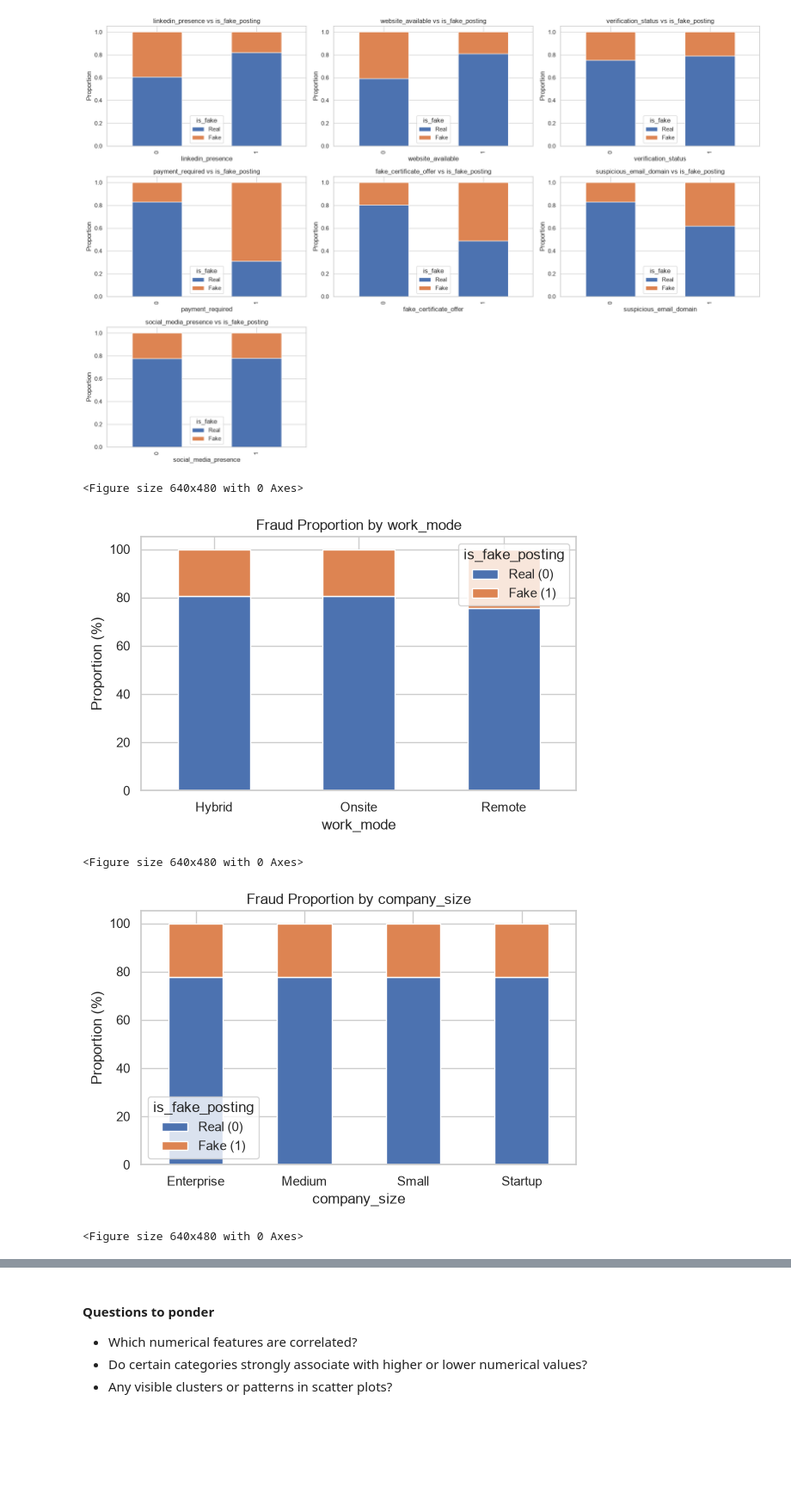
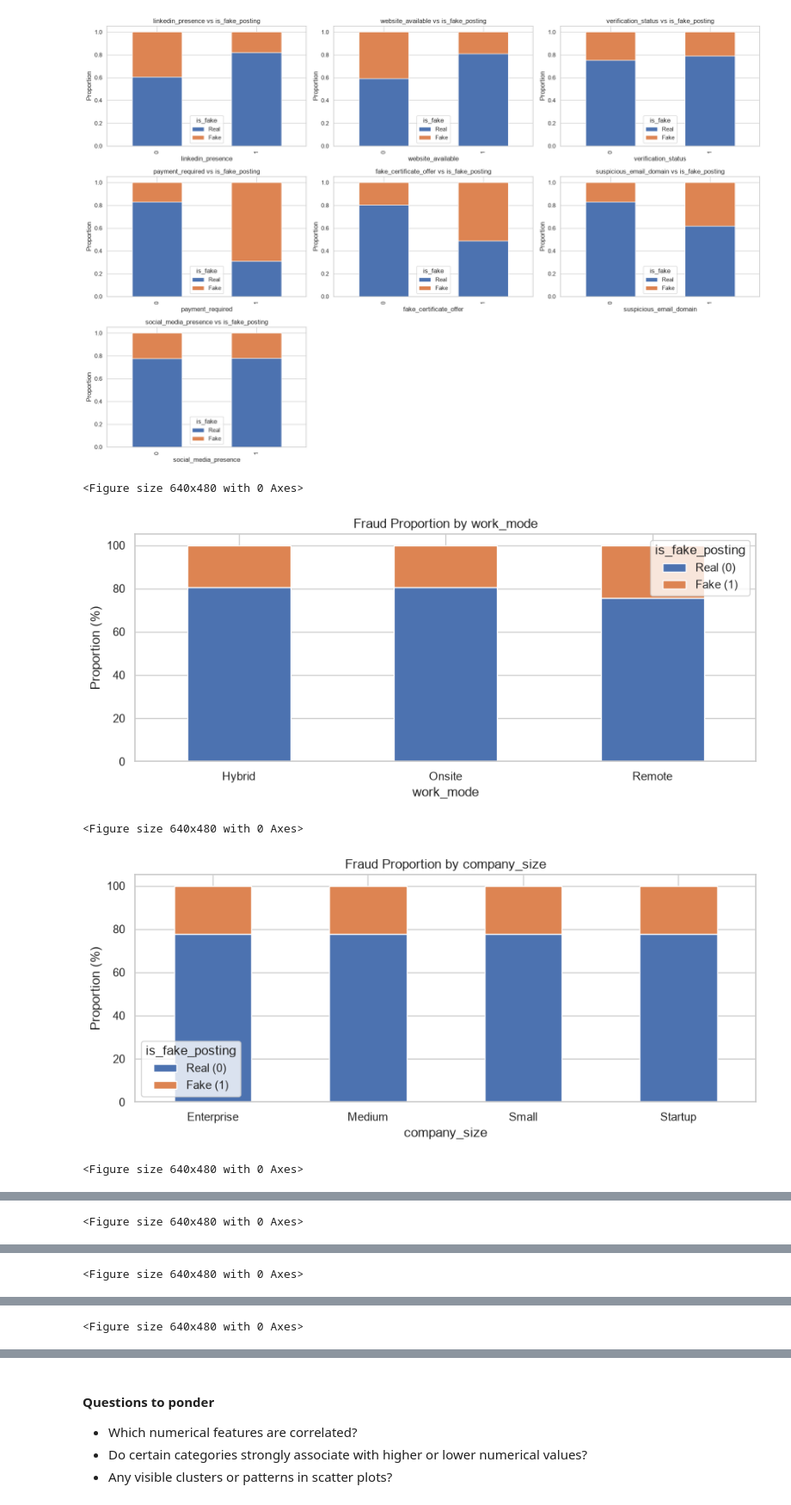
Before and after one commit to lynnthaw/Data_alchemy, a Jupyter notebook: Wk3_ExploratoryDataAnalysis.ipynb, the cells around one changed output, grey strips where cells are left out. Shown at 86% size. Saved outputs shown, nothing was run; the diff lists cells and outputs as text; code cells hidden in the pictures; blank space fills up the shorter version.

```diff
--- a/Wk3_ExploratoryDataAnalysis.ipynb
+++ b/Wk3_ExploratoryDataAnalysis.ipynb
@@ -464,24 +473,24 @@ plt.show()
 [figure]
 # %%
 #stacked bar
-categorical_cols = ['work_mode', 'company_size', 'recruiter_email_type']
+categorical_cols = ['work_mode', 'company_size', 'recruiter_email_type','employment_type', 'industry', 'location']
 target = 'is_fake_posting'
 
 for col in categorical_cols:
     ct = pd.crosstab(df[col], df[target], normalize='index') * 100
 
     plt.figure()  # <- forces a brand new figure each loop
-    ct.plot(kind='bar', stacked=True, figsize=(6,4))
+    ct.plot(kind='bar', stacked=True, figsize=(9,4))
     plt.xlabel(col)
     plt.ylabel('Proportion (%)')
     plt.title(f'Fraud Proportion by {col}')
     plt.legend(['Real (0)', 'Fake (1)'], title=target)
     plt.xticks(rotation=0)
     plt.tight_layout()
     plt.show()
 # %% [output]
 <Figure size 640x480 with 0 Axes>
-[figure, old version]
+[figure, new version]
 <Figure size 640x480 with 0 Axes>
-[figure, old version]
+[figure, new version]
 <Figure size 640x480 with 0 Axes>
@@ -488,0 +498 @@ for col in categorical_cols:
+<Figure size 640x480 with 0 Axes>
@@ -488,0 +500 @@ for col in categorical_cols:
+<Figure size 640x480 with 0 Axes>
@@ -488,0 +502 @@ for col in categorical_cols:
+<Figure size 640x480 with 0 Axes>
```
Also changed, not shown: parts of 6 cells of this notebook, 1 other file.
